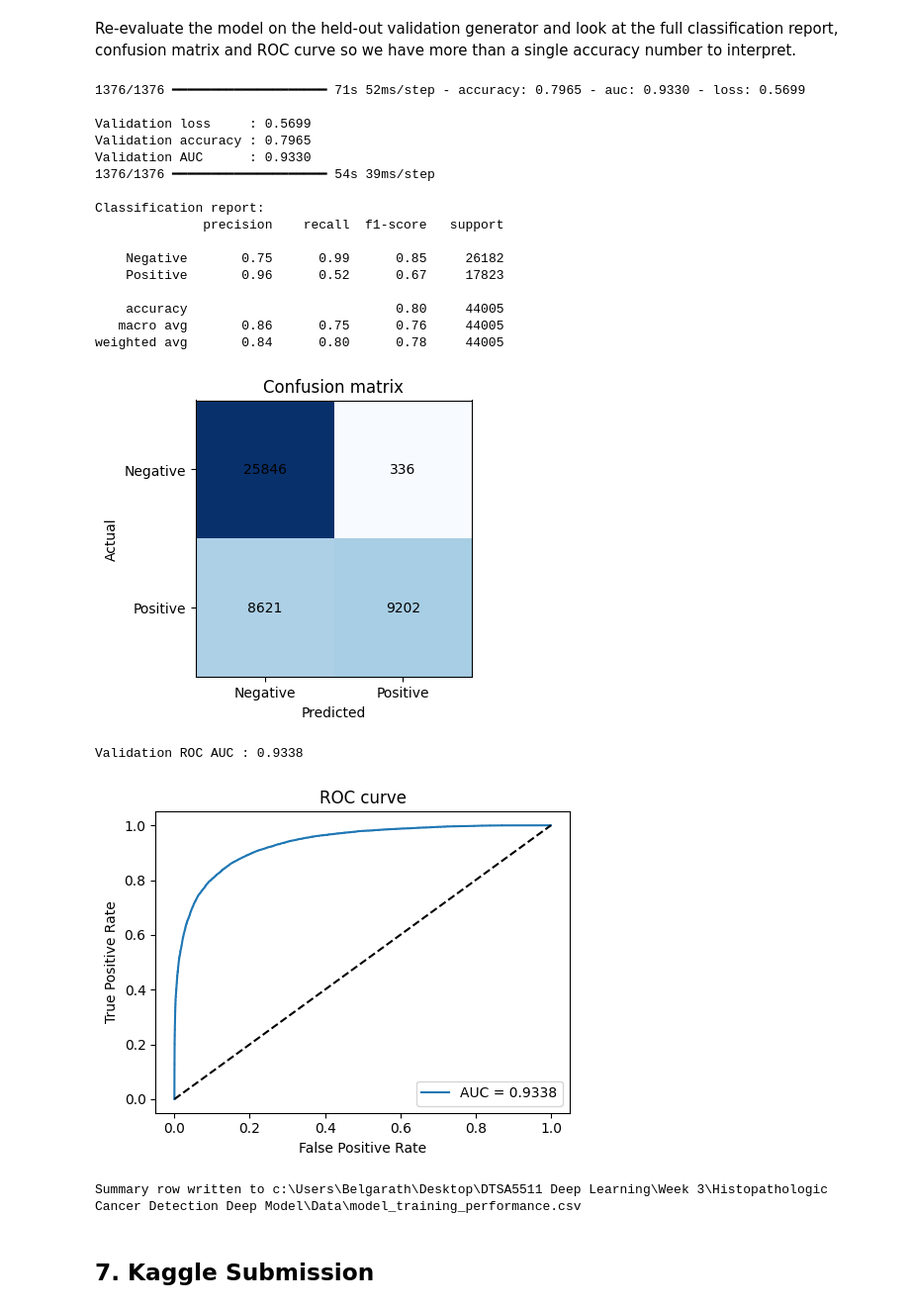
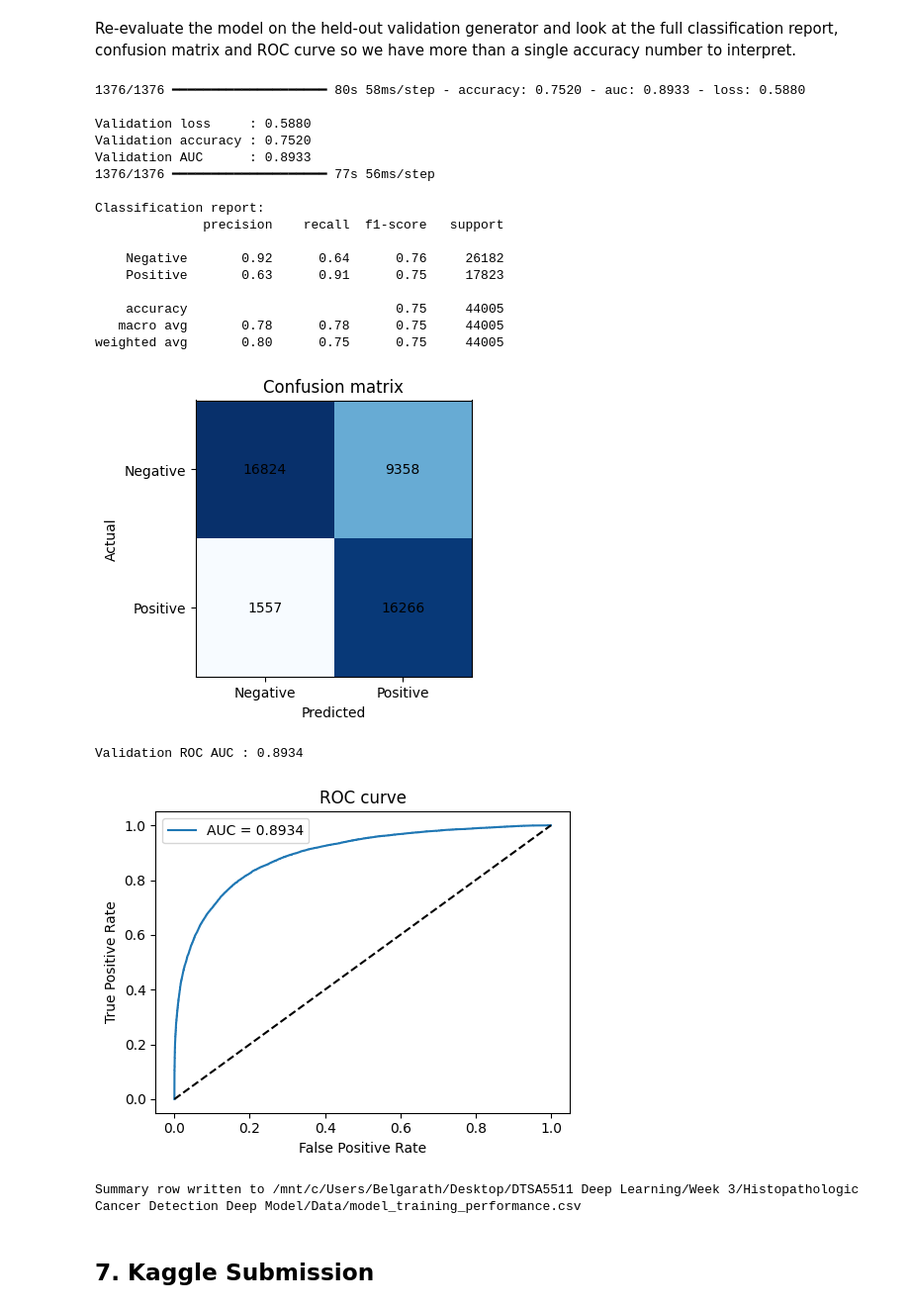
Before and after one commit to IsomorphicAlgo/Histopathologic-Cancer-Detection-Deep-Model, a Jupyter notebook: Histopathologic Cancer Detection Deep Model - V7b.ipynb, the cells around one changed output. Shown at 99% size. Saved outputs shown, nothing was run; the diff lists cells and outputs as text; code cells hidden in the pictures.

```diff
--- a/Histopathologic Cancer Detection Deep Model - V7b.ipynb
+++ b/Histopathologic Cancer Detection Deep Model - V7b.ipynb
@@ -328,6 +394,7 @@ def conv_bn_relu(x, filters, use_bias=False):
     x = Conv2D(
         filters,
         kernel_size,
+        padding='same',
         use_bias=use_bias,
         kernel_regularizer=l2(l2_reg),
         kernel_initializer='he_normal',
@@ -343,6 +410,9 @@ data_augmentation = tf.keras.Sequential([
 inputs = Input(shape=(96, 96, 3))  # generator pixels in [0, 255]
 x = data_augmentation(inputs)      # Random* active only when training=True
 x = tf.keras.layers.Rescaling(1.0 / 255)(x)
+
+# The label is defined by the center 32x32 region, so crop to it: 96x96 -> 32x32
+x = Cropping2D(cropping=((32, 32), (32, 32)))(x)
 
 # Conv block 1
 x = conv_bn_relu(x, first_filters, use_bias=True)
@@ -372,6 +442,6 @@ x = Dropout(dropout_dense)(x)
 
 outputs = Dense(1, activation='sigmoid')(x)
 
-model = Model(inputs=inputs, outputs=outputs, name='cancer_cnn_v7a')
+model = Model(inputs=inputs, outputs=outputs, name='cancer_cnn_v7b')
 model.summary()
 # %% [output]
@@ -401,11 +472,11 @@ Model: "cancer_cnn_v7a"
 # %% [markdown]
 We use Adam with a constant 1e-4 schedule (warm restarts let the optimizer escape shallow minima), and a small standard callbacks kit: CSV logging, and TensorBoard. Checkpoint and early stopping both use val_auc (min) so saved weights and restored weights match.
 # %%
-MODEL_VERSION = 'V7a'
+MODEL_VERSION = 'V7b'
 PERFORMANCE_CSV = default_performance_csv_path()
 EPOCHS = 15
 
-checkpoint_path = 'model_checkpoints/best_model_v7a.keras'
+checkpoint_path = 'model_checkpoints/best_model_v7b.keras'
 os.makedirs(os.path.dirname(checkpoint_path), exist_ok=True)
 
 
@@ -576,48 +651,48 @@ write_training_summary(
     history=history.history,
     csv_path=PERFORMANCE_CSV,
     train_samples=train_generator.samples,
     val_samples=validation_generator.samples,
     batch_size=batch_size,
     epochs_planned=EPOCHS,
     eval_val_accuracy=val_accuracy,
     eval_val_loss=val_loss,
     val_roc_auc=roc_auc,
     classification_report_dict=report_dict,
     early_stopping_restored_epoch=early_stopping.best_epoch + 1,
     model_architecture='VGG-style CNN (32-64-128 filters, BN, L2, Dropout)',
     l2_reg=l2_reg,
     augmentation='Keras RandomFlip/Rotation/Zoom + Rescaling(1/255) in model',
     optimizer='Adam',
     lr_schedule='1e-4',
     dropout_conv=dropout_conv,
     dropout_dense=dropout_dense,
     checkpoint_monitor='val_auc',
     early_stopping_monitor='val_auc',
     early_stopping_patience=5,
-    notebook_file='Histopathologic Cancer Detection Deep Model - V7a.ipynb',
+    notebook_file='Histopathologic Cancer Detection Deep Model - V7b.ipynb',
 )
 print(f'Summary row written to {PERFORMANCE_CSV}')
 # %% [output]
-1376/1376 ━━━━━━━━━━━━━━━━━━━━ 71s 52ms/step - accuracy: 0.7965 - auc: 0.9330 - loss: 0.5699
+1376/1376 ━━━━━━━━━━━━━━━━━━━━ 80s 58ms/step - accuracy: 0.7520 - auc: 0.8933 - loss: 0.5880
 
-Validation loss     : 0.5699
-Validation accuracy : 0.7965
-Validation AUC      : 0.9330
-1376/1376 ━━━━━━━━━━━━━━━━━━━━ 54s 39ms/step
+Validation loss     : 0.5880
+Validation accuracy : 0.7520
+Validation AUC      : 0.8933
+1376/1376 ━━━━━━━━━━━━━━━━━━━━ 77s 56ms/step
 
 Classification report:
               precision    recall  f1-score   support
 
-    Negative       0.75      0.99      0.85     26182
-    Positive       0.96      0.52      0.67     17823
+    Negative       0.92      0.64      0.76     26182
+    Positive       0.63      0.91      0.75     17823
 
-    accuracy                           0.80     44005
-   macro avg       0.86      0.75      0.76     44005
-weighted avg       0.84      0.80      0.78     44005
+    accuracy                           0.75     44005
+   macro avg       0.78      0.78      0.75     44005
+weighted avg       0.80      0.75      0.75     44005
-[figure, old version]
+[figure, new version]
-Validation ROC AUC : 0.9338
+Validation ROC AUC : 0.8934
-[figure, old version]
+[figure, new version]
-Summary row written to c:\Users\Belgarath\Desktop\DTSA5511 Deep Learning\Week 3\Histopathologic Cancer Detection Deep Model\Data\model_training_performance.csv
+Summary row written to /mnt/c/Users/Belgarath/Desktop/DTSA5511 Deep Learning/Week 3/Histopathologic Cancer Detection Deep Model/Data/model_training_performance.csv
 # %% [markdown]
 ## 7. Kaggle Submission
 # %% [markdown]
```
Also changed, not shown: parts of 12 cells of this notebook, 21 other files.
